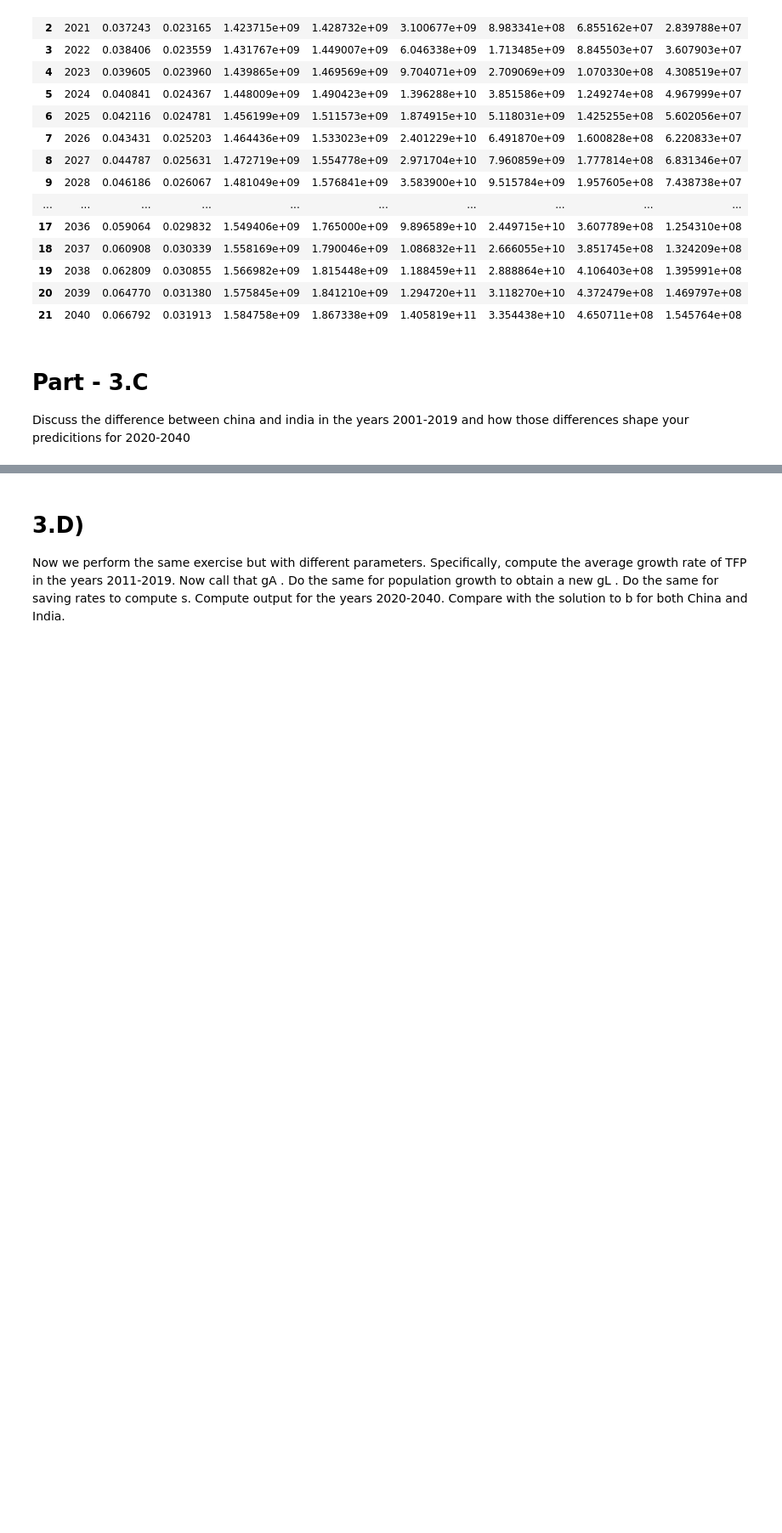
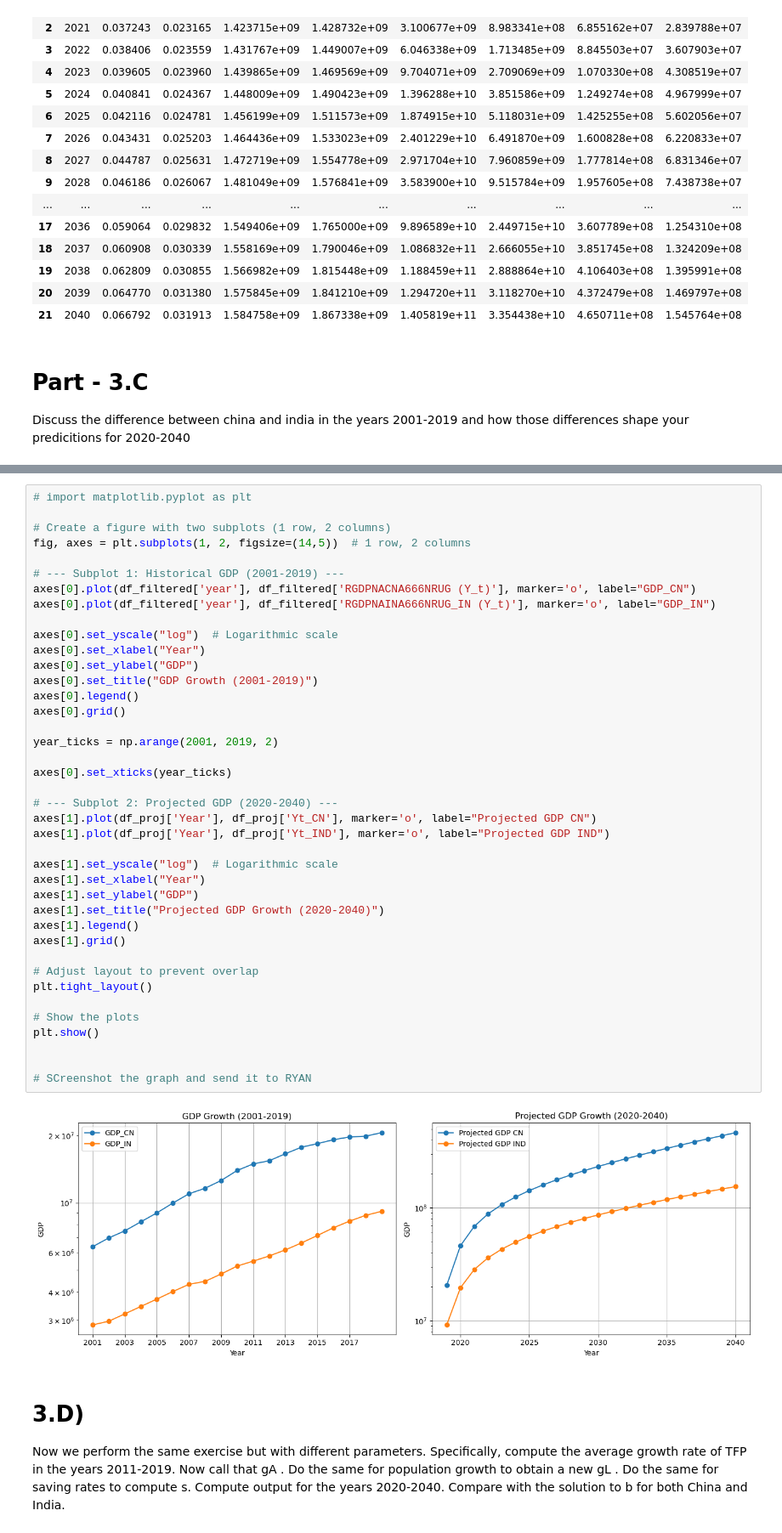
Before and after one commit to BITS08SATHYA/globEco, a Jupyter notebook: question-3.ipynb, the cells around one changed output, grey strips where cells are left out. Shown at 85% size. Drawn from its saved outputs; the diff is of its cells as text; blank space fills up the shorter version.

```diff
--- a/question-3.ipynb
+++ b/question-3.ipynb
@@ -220,3 +218,45 @@ plt.show()
+# %%
+# import matplotlib.pyplot as plt
+
+# Create a figure with two subplots (1 row, 2 columns)
+fig, axes = plt.subplots(1, 2, figsize=(14,5))  # 1 row, 2 columns
+
+# --- Subplot 1: Historical GDP (2001-2019) ---
+axes[0].plot(df_filtered['year'], df_filtered['RGDPNACNA666NRUG (Y_t)'], marker='o', label="GDP_CN")
+axes[0].plot(df_filtered['year'], df_filtered['RGDPNAINA666NRUG_IN (Y_t)'], marker='o', label="GDP_IN")
+
+axes[0].set_yscale("log")  # Logarithmic scale
+axes[0].set_xlabel("Year")
+axes[0].set_ylabel("GDP")
+axes[0].set_title("GDP Growth (2001-2019)")
+axes[0].legend()
+axes[0].grid()
+
+year_ticks = np.arange(2001, 2019, 2)
+
+axes[0].set_xticks(year_ticks)
+
+# --- Subplot 2: Projected GDP (2020-2040) ---
+axes[1].plot(df_proj['Year'], df_proj['Yt_CN'], marker='o', label="Projected GDP CN")
+axes[1].plot(df_proj['Year'], df_proj['Yt_IND'], marker='o', label="Projected GDP IND")
+
+axes[1].set_yscale("log")  # Logarithmic scale
+axes[1].set_xlabel("Year")
+axes[1].set_ylabel("GDP")
+axes[1].set_title("Projected GDP Growth (2020-2040)")
+axes[1].legend()
+axes[1].grid()
+
+# Adjust layout to prevent overlap
+plt.tight_layout()
+
+# Show the plots
+plt.show()
+
+
+# SCreenshot the graph and send it to RYAN
+# %% [output]
+[figure, added]
 # %% [markdown]
 # 3.D)
 Now we perform the same exercise but with different parameters. Specifically, compute
```
Also changed, not shown: parts of 4 cells of this notebook, 1 other file.
